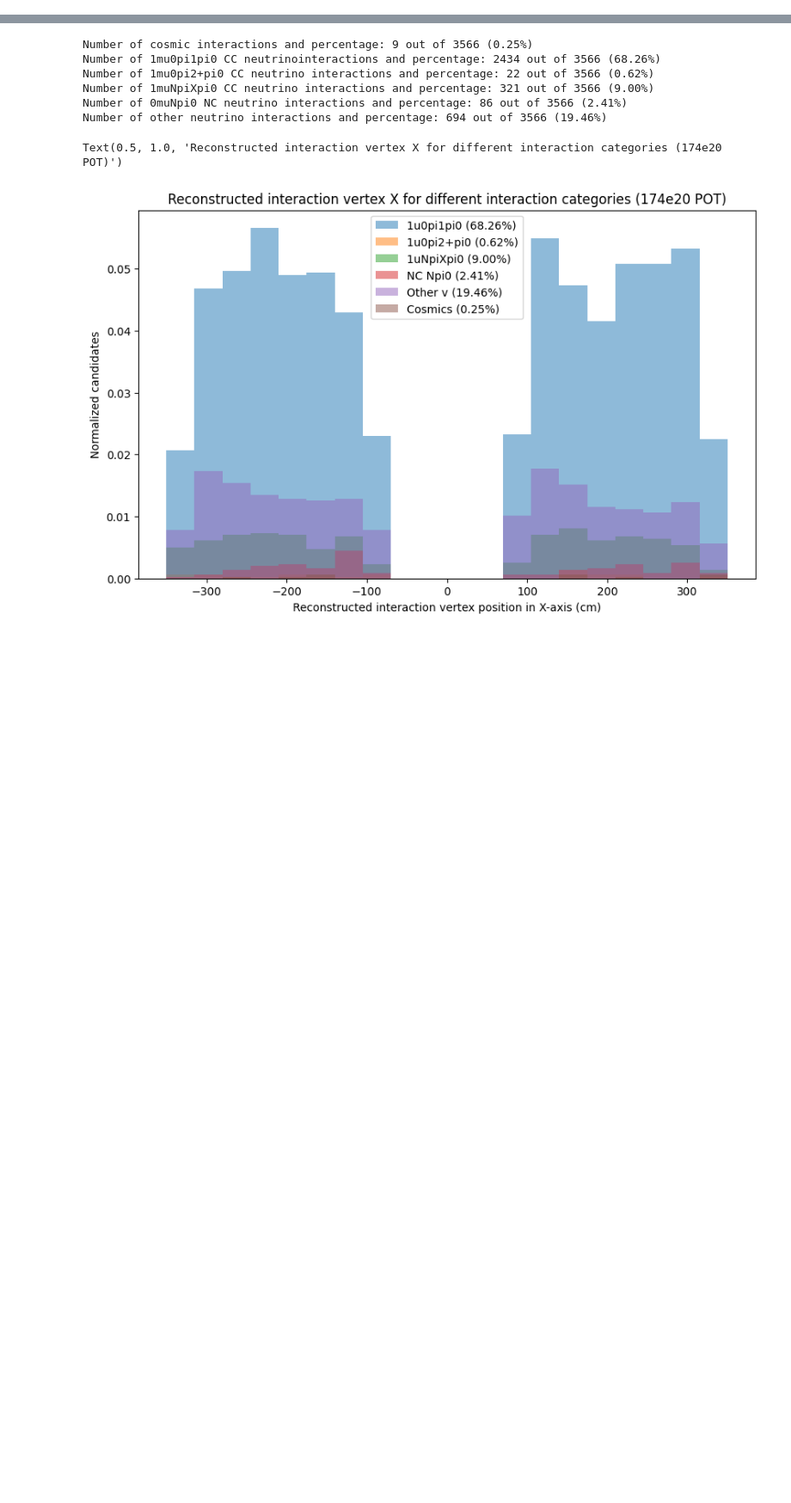
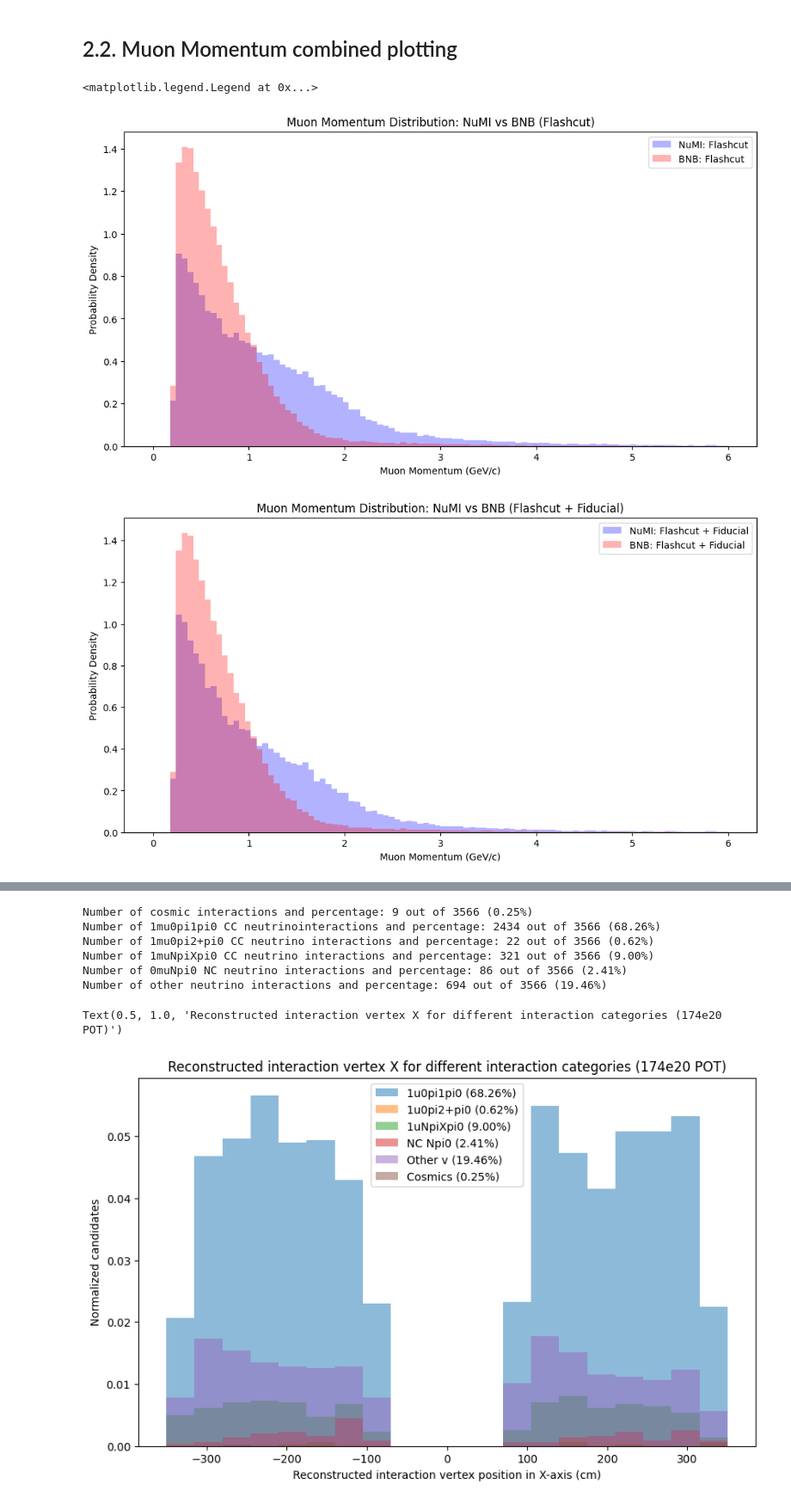
Before and after one commit to jordongalaxy-max/FYP_PYTHON_REAL, a Jupyter notebook: Python/BNB_Paper_Recreation_NuMI_Muon_Analysis.ipynb, the cells around one changed output, grey strips where cells are left out. Shown at 86% size. Saved outputs shown, nothing was run; the diff lists cells and outputs as text; code cells hidden in the pictures; blank space fills up the shorter version.

```diff
--- a/Python/BNB_Paper_Recreation_NuMI_Muon_Analysis.ipynb
+++ b/Python/BNB_Paper_Recreation_NuMI_Muon_Analysis.ipynb
@@ -169,0 +471,60 @@ plt.legend()
+# %% [markdown]
+<h2 style="font-size: 24px;">2.2. Muon Momentum combined plotting</h2>
+# %%
+#Plotting NuMI and BNB muon momentum p1 on the same plot, normalized to counts in bin over total counts in histogram
+plt.figure(figsize=(12, 6))
+plt.hist(NuMI_muon_p1["true_muon_p"], bins=100, color='blue', range=(0, 6), alpha=0.3, label="NuMI: Flashcut",density=True)
+plt.hist(BNB_muon_p1["true_muon_p"], bins=100, color='red', range=(0, 6), alpha=0.3, label="BNB: Flashcut",density=True)
+plt.xlabel("Muon Momentum (GeV/c)")
+plt.ylabel("Probability Density")
+plt.title("Muon Momentum Distribution: NuMI vs BNB (Flashcut)")
+plt.legend()
+
+#Plotting NuMI and BNB muon momentum p2 on the same plot
+plt.figure(figsize=(12, 6))
+plt.hist(NuMI_muon_p2["true_muon_p"], bins=100, color='blue', range=(0, 6), alpha=0.3, label="NuMI: Flashcut + Fiducial",density=True)
+plt.hist(BNB_muon_p2["true_muon_p"], bins=100, color='red', range=(0, 6), alpha=0.3, label="BNB: Flashcut + Fiducial",density=True)
+plt.xlabel("Muon Momentum (GeV/c)")
+plt.ylabel("Probability Density")
+plt.title("Muon Momentum Distribution: NuMI vs BNB (Flashcut + Fiducial)")
+plt.legend()
+
+#Plotting NuMI and BNB muon momentum p3 on the same plot
+plt.figure(figsize=(12, 6))
+plt.hist(NuMI_muon_p3["true_muon_p"], bins=100, color='blue', range=(0, 6), alpha=0.3, label="NuMI: Flashcut + Fiducial + Single Muon",density=True)
+plt.hist(BNB_muon_p3["true_muon_p"], bins=100, color='red', range=(0, 6), alpha=0.3, label="BNB: Flashcut + Fiducial + Single Muon",density=True)
+plt.xlabel("Muon Momentum (GeV/c)")
+plt.ylabel("Probability Density")
+plt.title("Muon Momentum Distribution: NuMI vs BNB (Flashcut + Fiducial + Single Muon)")
+plt.legend()
+
+#Plotting NuMI and BNB muon momentum p4 on the same plot
+plt.figure(figsize=(12, 6))
+plt.hist(NuMI_muon_p4["true_muon_p"], bins=100, color='blue', range=(0, 6), alpha=0.3, label="NuMI: Flashcut + Fiducial + Single Muon + No Charged Pions",density=True)
+plt.hist(BNB_muon_p4["true_muon_p"], bins=100, color='red', range=(0, 6), alpha=0.3, label="BNB: Flashcut + Fiducial + Single Muon + No Charged Pions",density=True)
+plt.xlabel("Muon Momentum (GeV/c)")
+plt.ylabel("Probability Density")
+plt.title("Muon Momentum Distribution: NuMI vs BNB (Flashcut + Fiducial + Single Muon + No Charged Pions)")
+plt.legend()
+
+#Plotting NuMI and BNB muon momentum p5 on the same plot
+plt.figure(figsize=(12, 6))
+plt.hist(NuMI_muon_p5["true_muon_p"], bins=100, color='blue', range=(0, 6), alpha=0.3, label="NuMI: Flashcut + Fiducial + Single Muon + No Charged Pions + Two Photons",density=True)
+plt.hist(BNB_muon_p5["true_muon_p"], bins=100, color='red', range=(0, 6), alpha=0.3, label="BNB: Flashcut + Fiducial + Single Muon + No Charged Pions + Two Photons",density=True)
+plt.xlabel("Muon Momentum (GeV/c)")
+plt.ylabel("Probability Density")
+plt.title("Muon Momentum Distribution: NuMI vs BNB (Flashcut + Fiducial + Single Muon + No Charged Pions + Two Photons)")
+plt.legend()
+
+#Plotting NuMI and BNB muon momentum p6 on the same plot
+plt.figure(figsize=(12, 6))
+plt.hist(NuMI_muon_p6["true_muon_p"], bins=100, color='blue', range=(0, 6), alpha=0.3, label="NuMI: Flashcut + Fiducial + Single Muon + No Charged Pions + Two Photons + Pi0 Mass Cut",density=True)
+plt.hist(BNB_muon_p6["true_muon_p"], bins=100, color='red', range=(0, 6), alpha=0.3, label="BNB: Flashcut + Fiducial + Single Muon + No Charged Pions + Two Photons + Pi0 Mass Cut",density=True)
+plt.xlabel("Muon Momentum (GeV/c)")
+plt.ylabel("Probability Density")
+plt.title("Muon Momentum Distribution: NuMI vs BNB (Flashcut + Fiducial + Single Muon + No Charged Pions + Two Photons + Pi0 Mass Cut)")
+plt.legend()
+# %% [output]
+<matplotlib.legend.Legend at 0x...>
+[figure, added]
+[figure, added]
```
Also changed, not shown: parts of 11 cells of this notebook, 3 other files.
